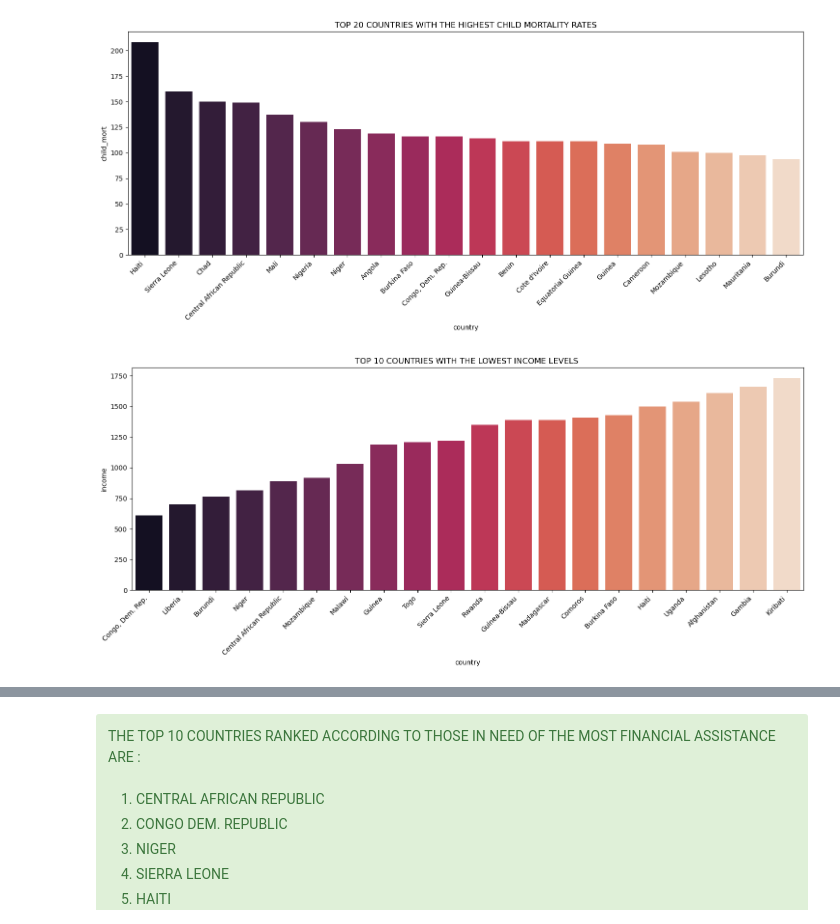
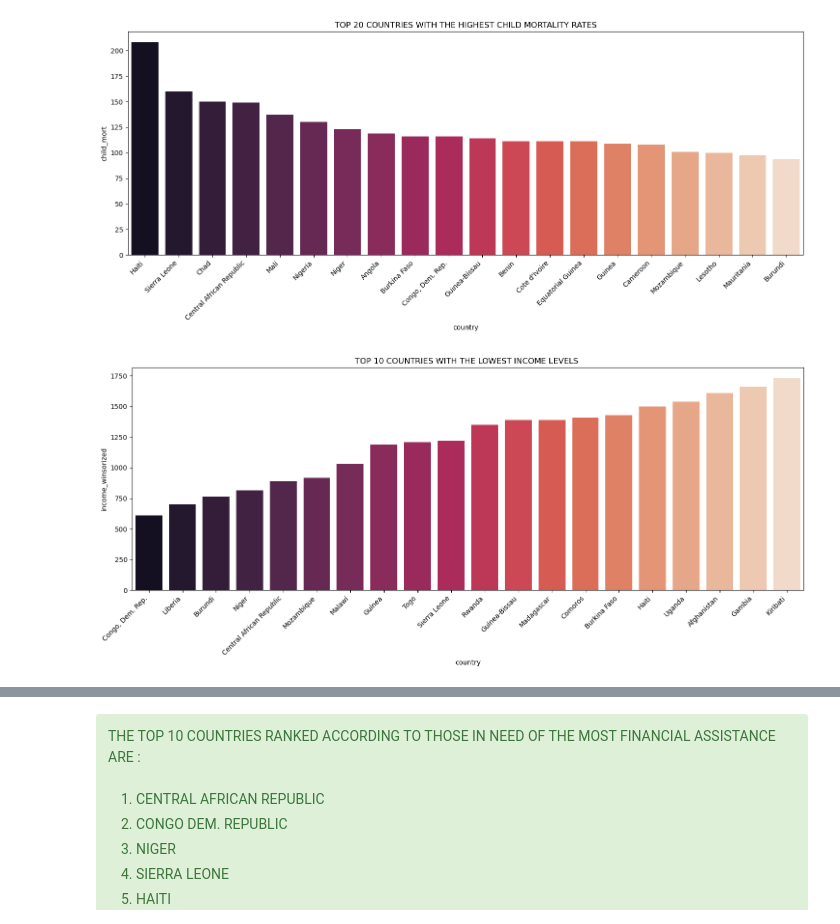
Before and after one commit to Janice-Afi/Help-International-Clustering-Project, a Jupyter notebook: HELP INTERNATIONAL.ipynb, the cells around one changed output, grey strips where cells are left out. Saved outputs shown, nothing was run; the diff lists cells and outputs as text; code cells hidden in the pictures.

```diff
--- a/HELP INTERNATIONAL.ipynb
+++ b/HELP INTERNATIONAL.ipynb
@@ -341,0 +329,3 @@ country_df.income.max()
+# %%
+# Apply winsorization: Cap only the upper extreme values
+country_df['income_winsorized'] = np.where(country_df['income'] > upper_bound, upper_bound, country_df['income'])
@@ -361,5 +364,5 @@ df = country_df[['country','child_mort','income']]
 # %%
-cluster_df = country_df[['country','child_mort','income']].set_index('country')
+cluster_df = country_df[['country','child_mort','income_winsorized']].set_index('country')
 features = cluster_df.columns
 cluster_df
 # %% [output]
@@ -532,4 +536,4 @@ plt.show()
 # %%
-Underdeveloped = cluster_df[cluster_df['Cluster Label'] == 1]
+Underdeveloped = cluster_df[cluster_df['Cluster Label'] == 0]
 Underdeveloped.head(5)
 # %% [output]
@@ -547,4 +550,0 @@ Underdeveloped.head(5)
-# %%
-# Rank countries in cluster 1 based on child mortality and income levels combined
-Underdeveloped['rank'] = (Underdeveloped['income'].rank(ascending=True) + Underdeveloped['child_mort'].rank(ascending=False)).rank()
-Underdeveloped["rank"].nsmallest(10)
@@ -575,11 +562,11 @@ plt.show()
 # %%
 plt.figure(figsize=(18,6))
 sns.barplot(x='country',
-            y='income',
+            y='income_winsorized',
             palette="rocket",
-            data=Underdeveloped.reset_index().nsmallest(20, 'income'))
+            data=Underdeveloped.reset_index().nsmallest(20, 'income_winsorized'))
 plt.title("TOP 10 COUNTRIES WITH THE LOWEST INCOME LEVELS ")
 plt.xticks(rotation = 45, horizontalalignment = "right")
 plt.show()
 # %% [output]
-[figure, old version]
+[figure, new version]
```
Also changed, not shown: parts of 32 cells of this notebook.
